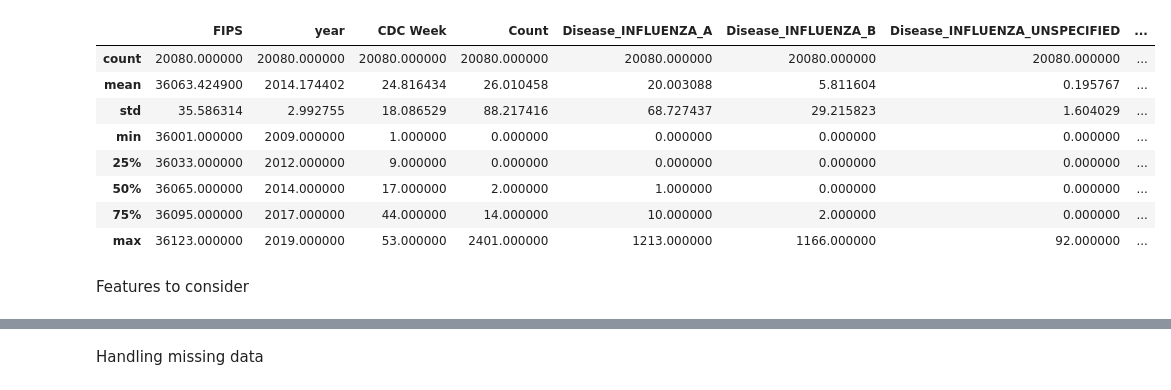
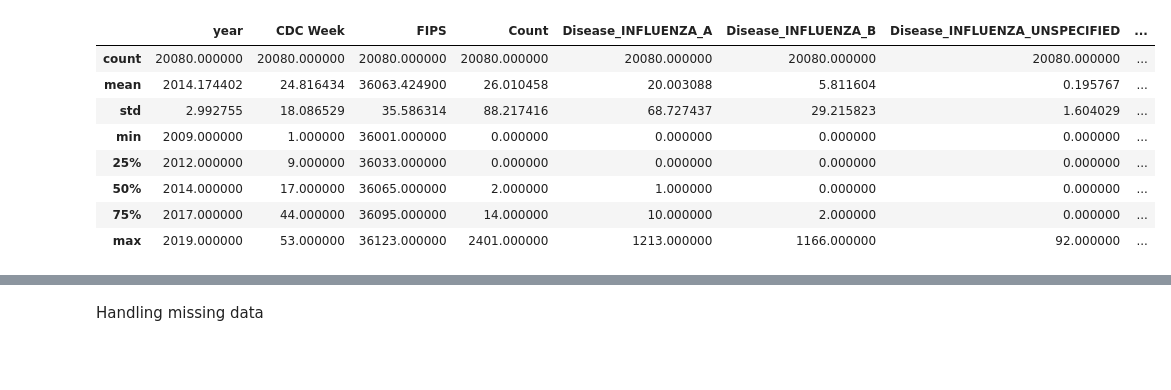
Before and after one commit to shivasanketh-rm/InfluenzaOutbreaks, a Jupyter notebook: IO_pred_model_without_historicData.ipynb, the cells around one changed output, grey strips where cells are left out. Drawn from its saved outputs; the diff is of its cells as text; code cells hidden in the pictures; blank space fills up the shorter version.

```diff
--- a/IO_pred_model_without_historicData.ipynb
+++ b/IO_pred_model_without_historicData.ipynb
@@ -16,17 +17,15 @@ import matplotlib.pyplot as plt
 import copy
 %matplotlib inline
 # %%
-df_master = pd.read_csv("master_12-05.csv", index_col=0)
+df_master = pd.read_csv("master.csv", index_col=0)
 df_master.describe()
 # %% [output]
-|  | FIPS | year | CDC Week | Count | Disease_INFLUENZA_A | Disease_INFLUENZA_B | Disease_INFLUENZA_UNSPECIFIED | ... |
+|  | year | CDC Week | FIPS | Count | Disease_INFLUENZA_A | Disease_INFLUENZA_B | Disease_INFLUENZA_UNSPECIFIED | ... |
 | count | 20080.000000 | 20080.000000 | 20080.000000 | 20080.000000 | 20080.000000 | 20080.000000 | 20080.000000 | ... |
-| mean | 36063.424900 | 2014.174402 | 24.816434 | 26.010458 | 20.003088 | 5.811604 | 0.195767 | ... |
-| std | 35.586314 | 2.992755 | 18.086529 | 88.217416 | 68.727437 | 29.215823 | 1.604029 | ... |
-| min | 36001.000000 | 2009.000000 | 1.000000 | 0.000000 | 0.000000 | 0.000000 | 0.000000 | ... |
-| 25% | 36033.000000 | 2012.000000 | 9.000000 | 0.000000 | 0.000000 | 0.000000 | 0.000000 | ... |
-| 50% | 36065.000000 | 2014.000000 | 17.000000 | 2.000000 | 1.000000 | 0.000000 | 0.000000 | ... |
-| 75% | 36095.000000 | 2017.000000 | 44.000000 | 14.000000 | 10.000000 | 2.000000 | 0.000000 | ... |
-| max | 36123.000000 | 2019.000000 | 53.000000 | 2401.000000 | 1213.000000 | 1166.000000 | 92.000000 | ... |
+| mean | 2014.174402 | 24.816434 | 36063.424900 | 26.010458 | 20.003088 | 5.811604 | 0.195767 | ... |
+| std | 2.992755 | 18.086529 | 35.586314 | 88.217416 | 68.727437 | 29.215823 | 1.604029 | ... |
+| min | 2009.000000 | 1.000000 | 36001.000000 | 0.000000 | 0.000000 | 0.000000 | 0.000000 | ... |
+| 25% | 2012.000000 | 9.000000 | 36033.000000 | 0.000000 | 0.000000 | 0.000000 | 0.000000 | ... |
+| 50% | 2014.000000 | 17.000000 | 36065.000000 | 2.000000 | 1.000000 | 0.000000 | 0.000000 | ... |
+| 75% | 2017.000000 | 44.000000 | 36095.000000 | 14.000000 | 10.000000 | 2.000000 | 0.000000 | ... |
+| max | 2019.000000 | 53.000000 | 36123.000000 | 2401.000000 | 1213.000000 | 1166.000000 | 92.000000 | ... |
-# %% [markdown]
-Features to consider
```
Also changed, not shown: parts of 21 cells of this notebook.
